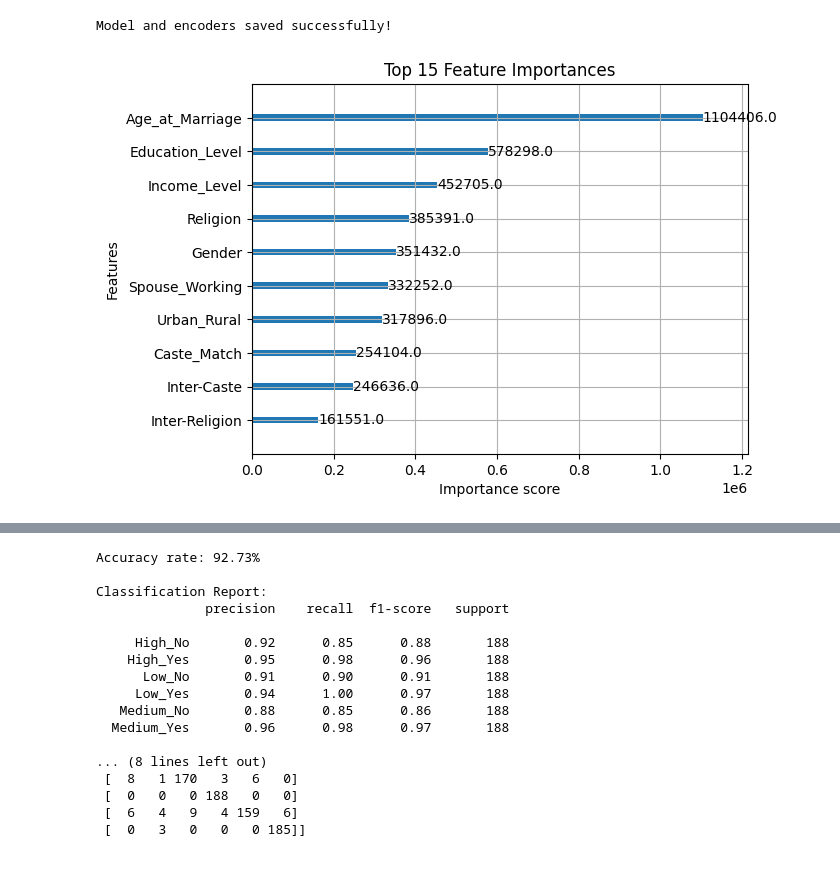
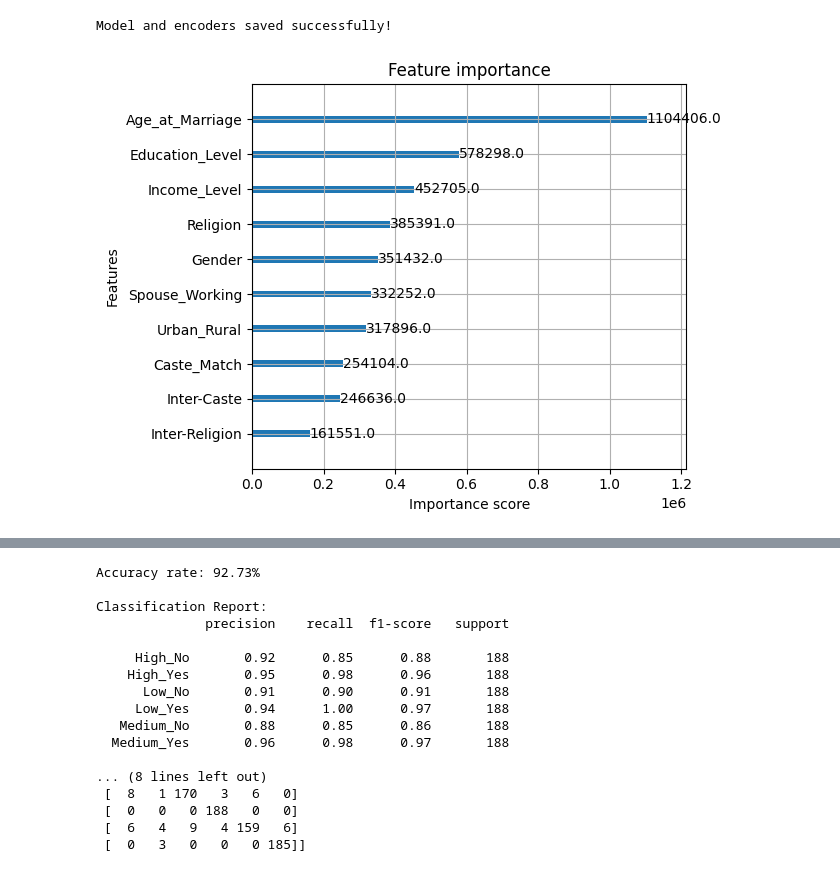
Before and after one commit to kushal-a11y/FinalYearProject, a Jupyter notebook: Matrimony_Matchmaker/notebooks/Model-xgboost/xGBoost.ipynb, the cells around one changed output, grey strips where cells are left out. Drawn from its saved outputs; the diff is of its cells as text; code cells hidden in the pictures.

```diff
--- a/Matrimony_Matchmaker/notebooks/Model-xgboost/xGBoost.ipynb
+++ b/Matrimony_Matchmaker/notebooks/Model-xgboost/xGBoost.ipynb
@@ -101,9 +101,11 @@ joblib.dump(xgb_model, "xgb_model.pkl")
 joblib.dump(encoders, "encoders.pkl")
 # %% [output]
 Model and encoders saved successfully!
-# %%
-plot_importance(model, max_num_features=15)
-plt.title("Top 15 Feature Importances")
-plt.show()
-# %% [output]
-[figure, removed]
+# %%
+
+plot_importance(model, max_num_features=15)
+plt.tight_layout()
+plt.savefig("xgb_importance.png", dpi=300, bbox_inches="tight")
+plt.show()
+# %% [output]
+[figure, added]
```
Also changed, not shown: parts of 3 cells of this notebook, 9 other files.
